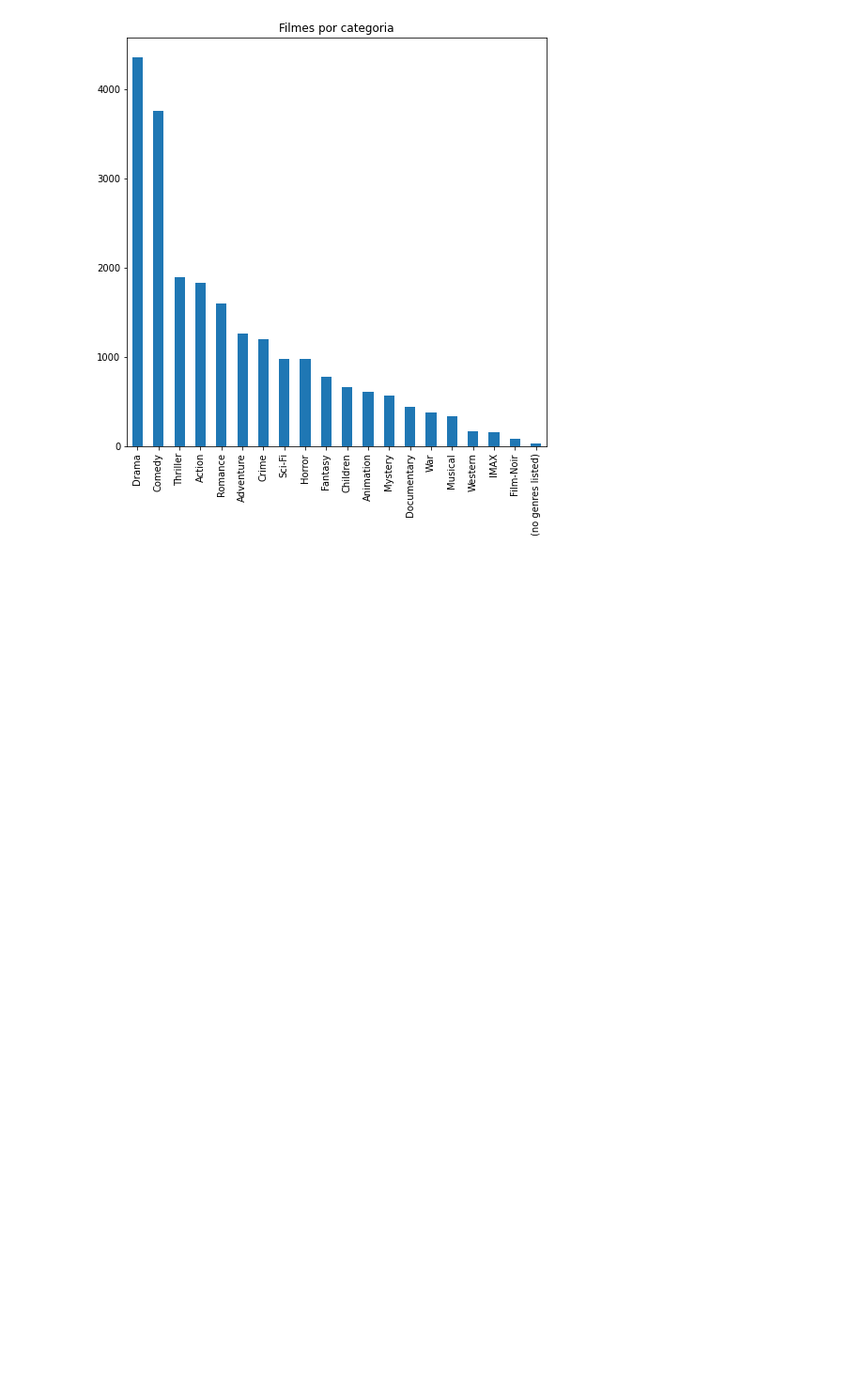
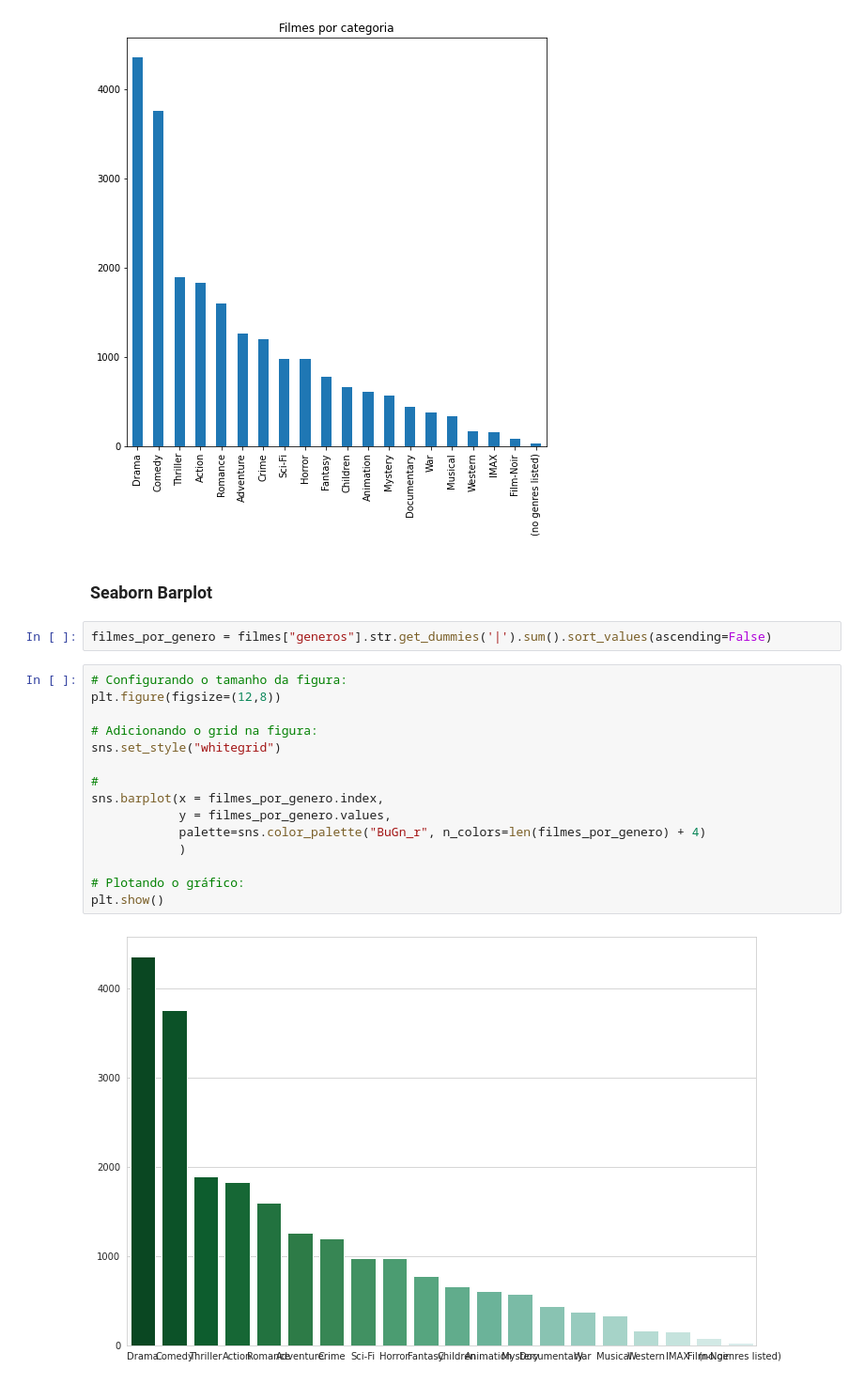
Before and after one commit to leticiagomescs/QuarentenaDados-Alura, a Jupyter notebook: Aula_02.ipynb, the cells around one changed output. Shown at 94% size. Cells and saved outputs as stored; diff of their text form; blank space fills up the shorter version.

```diff
--- a/Aula_02.ipynb
+++ b/Aula_02.ipynb
@@ -140,3 +167,24 @@ filmes["generos"].str.get_dummies('|').sum().sort_values(ascending=False).plot(
 plt.show()
 # %% [output]
 [figure]
+# %% [markdown]
+### Seaborn Barplot
+# %%
+filmes_por_genero = filmes["generos"].str.get_dummies('|').sum().sort_values(ascending=False)
+# %%
+# Configurando o tamanho da figura:
+plt.figure(figsize=(12,8))
+
+# Adicionando o grid na figura:
+sns.set_style("whitegrid")
+
+#
+sns.barplot(x = filmes_por_genero.index,
+            y = filmes_por_genero.values,
+            palette=sns.color_palette("BuGn_r", n_colors=len(filmes_por_genero) + 4)
+            )
+
+# Plotando o gráfico:
+plt.show()
+# %% [output]
+[figure, added]
```
Also changed, not shown: parts of 41 cells of this notebook.
